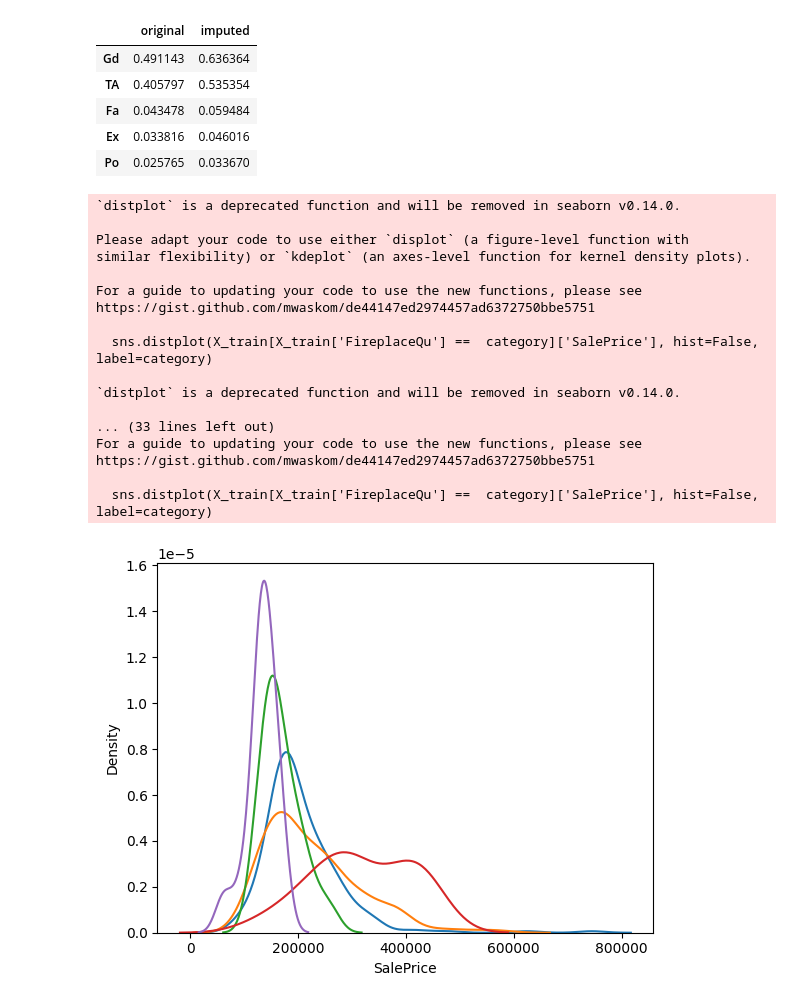
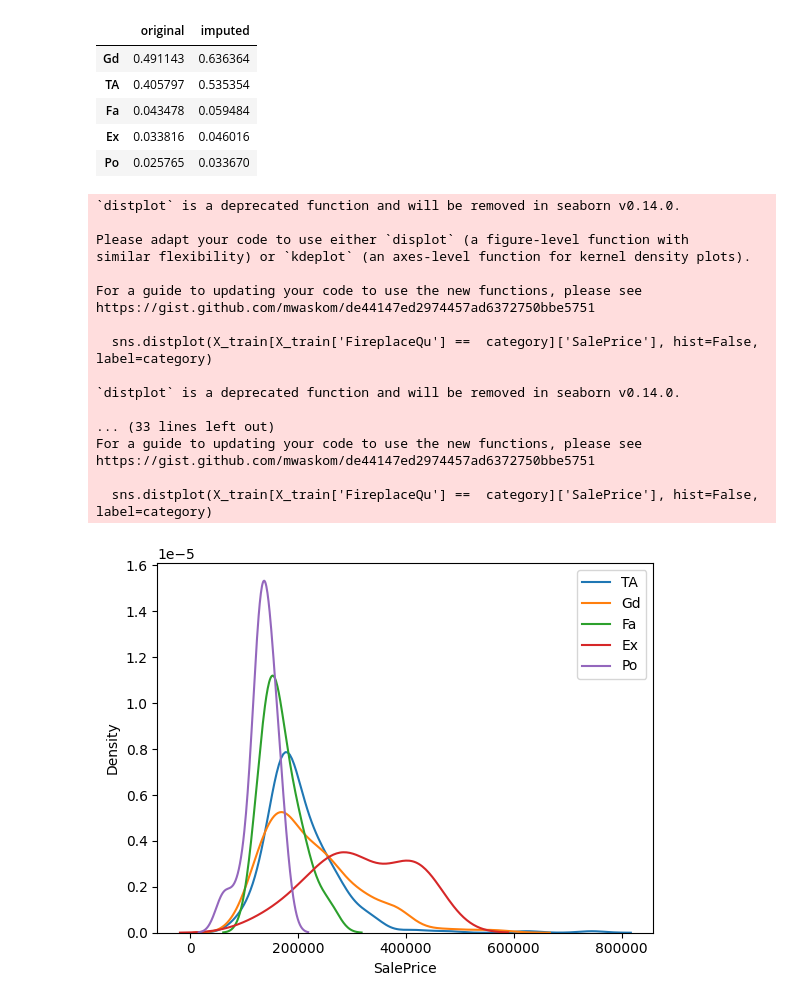
Before and after one commit to chaudhary-dotcom/handaling-missing-values, a Jupyter notebook: random-sample-imputation.ipynb, the cells around one changed output. Drawn from its saved outputs; the diff is of its cells as text; code cells hidden in the pictures.

```diff
--- a/random-sample-imputation.ipynb
+++ b/random-sample-imputation.ipynb
@@ -369,27 +369,28 @@ temp
 # %%
 for category in X_train['FireplaceQu'].dropna().unique():
     sns.distplot(X_train[X_train['FireplaceQu'] ==  category]['SalePrice'], hist=False, label=category)
+    plt.legend()
 
 plt.show()
 # %% [output]
 `distplot` is a deprecated function and will be removed in seaborn v0.14.0.
 
 Please adapt your code to use either `displot` (a figure-level function with
 similar flexibility) or `kdeplot` (an axes-level function for kernel density plots).
 
 For a guide to updating your code to use the new functions, please see
 https://gist.github.com/mwaskom/de44147ed2974457ad6372750bbe5751
 
   sns.distplot(X_train[X_train['FireplaceQu'] ==  category]['SalePrice'], hist=False, label=category)
 
 `distplot` is a deprecated function and will be removed in seaborn v0.14.0.
 
 ... (33 lines left out)
 For a guide to updating your code to use the new functions, please see
 https://gist.github.com/mwaskom/de44147ed2974457ad6372750bbe5751
 
   sns.distplot(X_train[X_train['FireplaceQu'] ==  category]['SalePrice'], hist=False, label=category)
-[figure, old version]
+[figure, new version]
 # %%
 
 for category in X_train['FireplaceQu_imputed'].dropna().unique():
```
Also changed, not shown: parts of 1 cell of this notebook.
